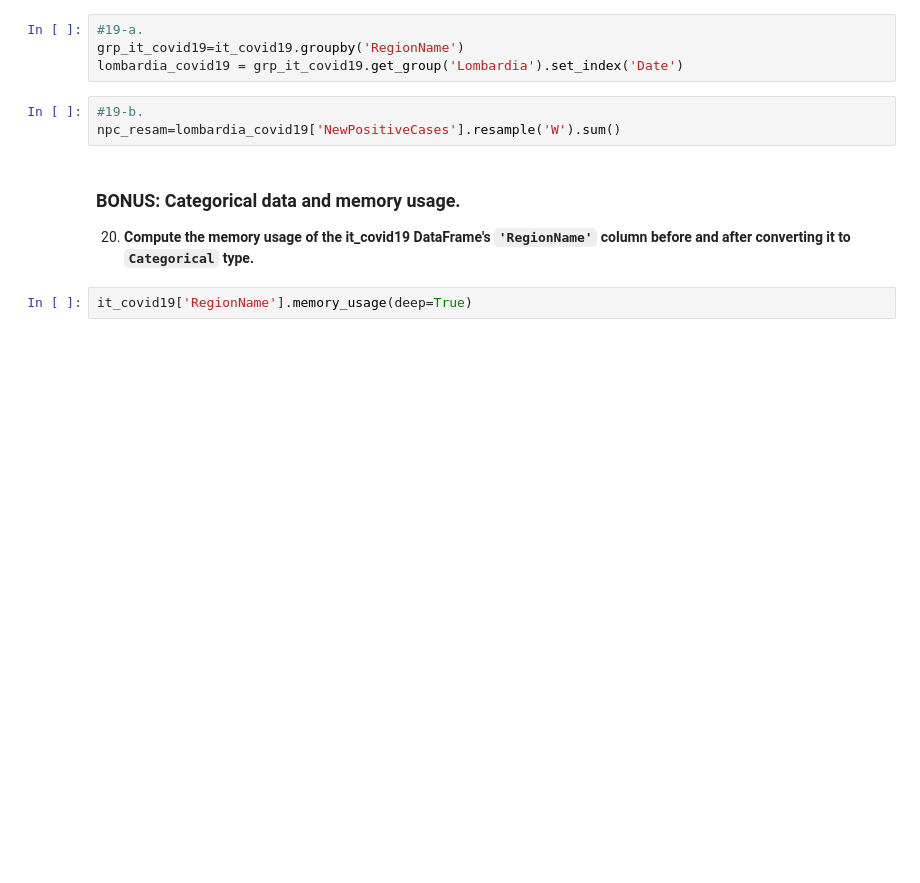
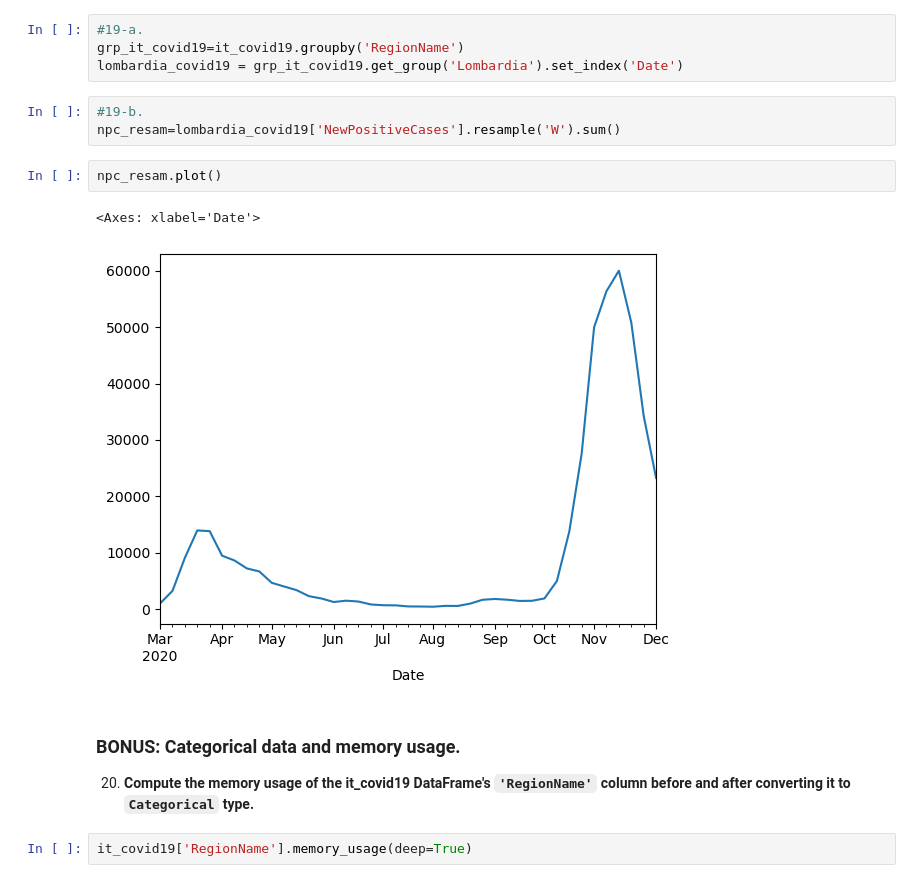
Before and after one commit to rlpitts/Intro-to-Pandas, a Jupyter notebook: PandasExercises-Solutions.ipynb, the cells around one changed output. Drawn from its saved outputs; the diff is of its cells as text; blank space fills up the shorter version.

```diff
--- a/PandasExercises-Solutions.ipynb
+++ b/PandasExercises-Solutions.ipynb
@@ -463,6 +466,11 @@ lombardia_covid19 = grp_it_covid19.get_group('Lombardia').set_index('Date')
 # %%
 #19-b.
 npc_resam=lombardia_covid19['NewPositiveCases'].resample('W').sum()
+# %%
+npc_resam.plot()
+# %% [output]
+<Axes: xlabel='Date'>
+[figure, added]
 # %% [markdown]
 ### BONUS: Categorical data and memory usage.
 20. **Compute the memory usage of the it_covid19 DataFrame's `'RegionName'` column before and after converting it to `Categorical` type.**
```
Also changed, not shown: parts of 6 cells of this notebook, 1 other file.
